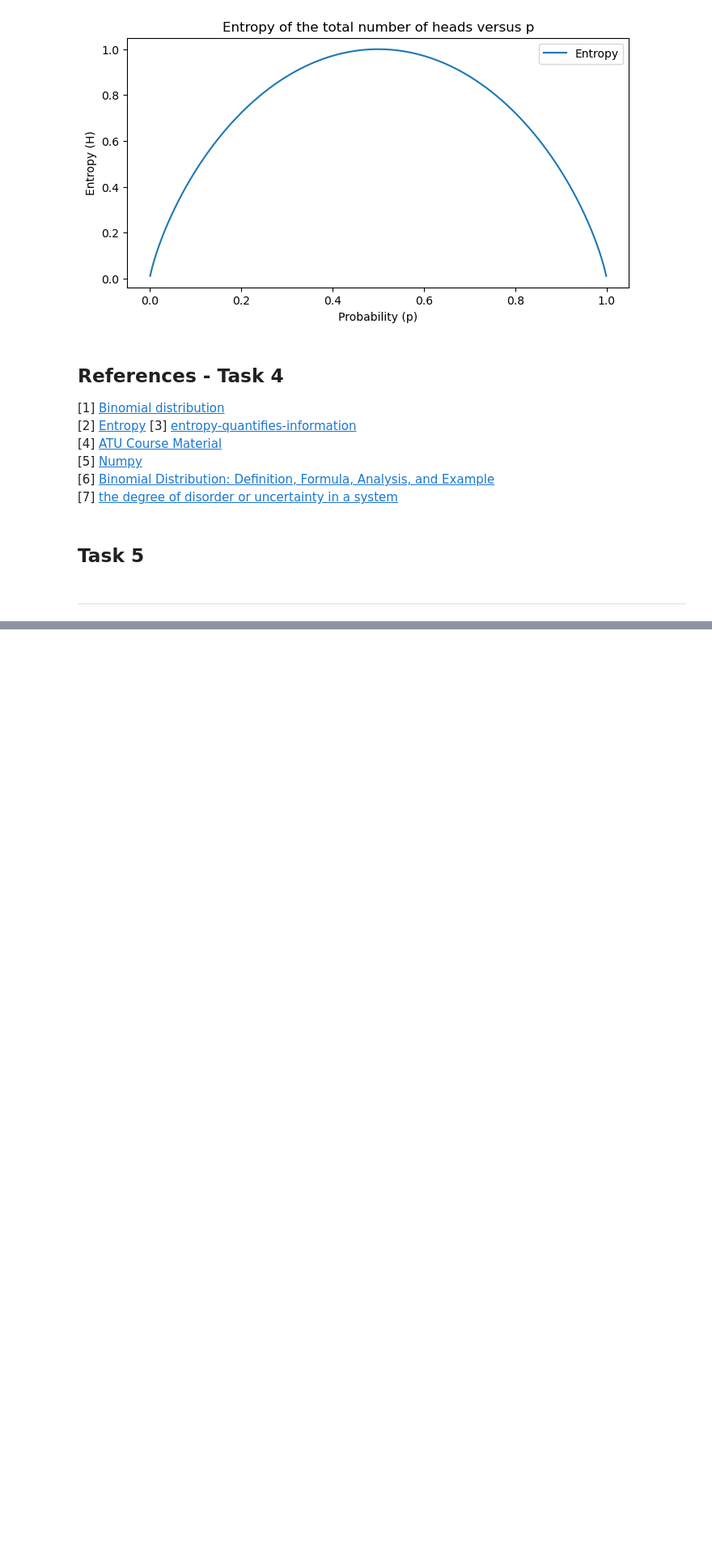
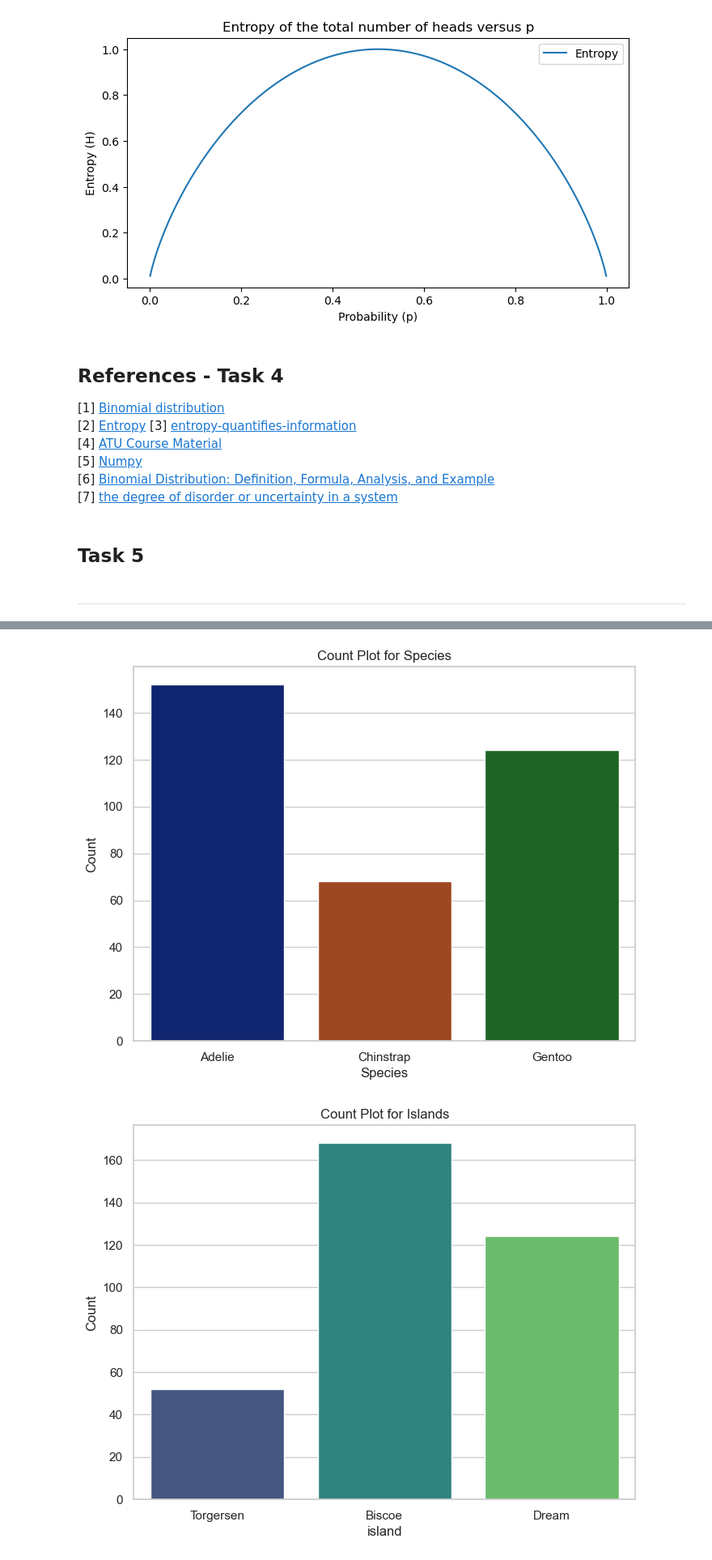
Before and after one commit to conortierney/fund-data-project, a Jupyter notebook: tasks.ipynb, the cells around one changed output, grey strips where cells are left out. Shown at 81% size. Drawn from its saved outputs; the diff is of its cells as text; code cells hidden in the pictures; blank space fills up the shorter version.

Commit message:
Task 5 plots

```diff
--- a/tasks.ipynb
+++ b/tasks.ipynb
@@ -322,0 +355,3 @@ plt.show()
+# %%
+# read in the .csv file
+df = pd.read_csv("https://raw.githubusercontent.com/mwaskom/seaborn-data/master/penguins.csv")
@@ -322,0 +381,30 @@ plt.show()
+# %%
+# Set the style
+sns.set(style="whitegrid")
+
+# Plot Species variable using Seaborn
+plt.figure(figsize=(8, 6))
+sns.countplot(x='species', data=df, palette='dark')
+plt.title('Count Plot for Species')
+plt.xlabel('Species')
+plt.ylabel('Count')
+plt.show()
+
+# Plot Island variable
+plt.figure(figsize=(8, 6))
+sns.countplot(x='island', data=df, palette='viridis')
+plt.title('Count Plot for Islands')
+plt.xlabel('island')
+plt.ylabel('Count')
+plt.show()
+
+# Plot Sex variable
+plt.figure(figsize=(8, 6))
+sns.countplot(x='sex', data=df, palette='viridis')
+plt.title('Count Plot for Sex')
+plt.xlabel('sex')
+plt.ylabel('Count')
+plt.show()
+# %% [output]
+[figure, added]
+[figure, added]
```
Also changed, not shown: parts of 13 cells of this notebook, 3 other files.
